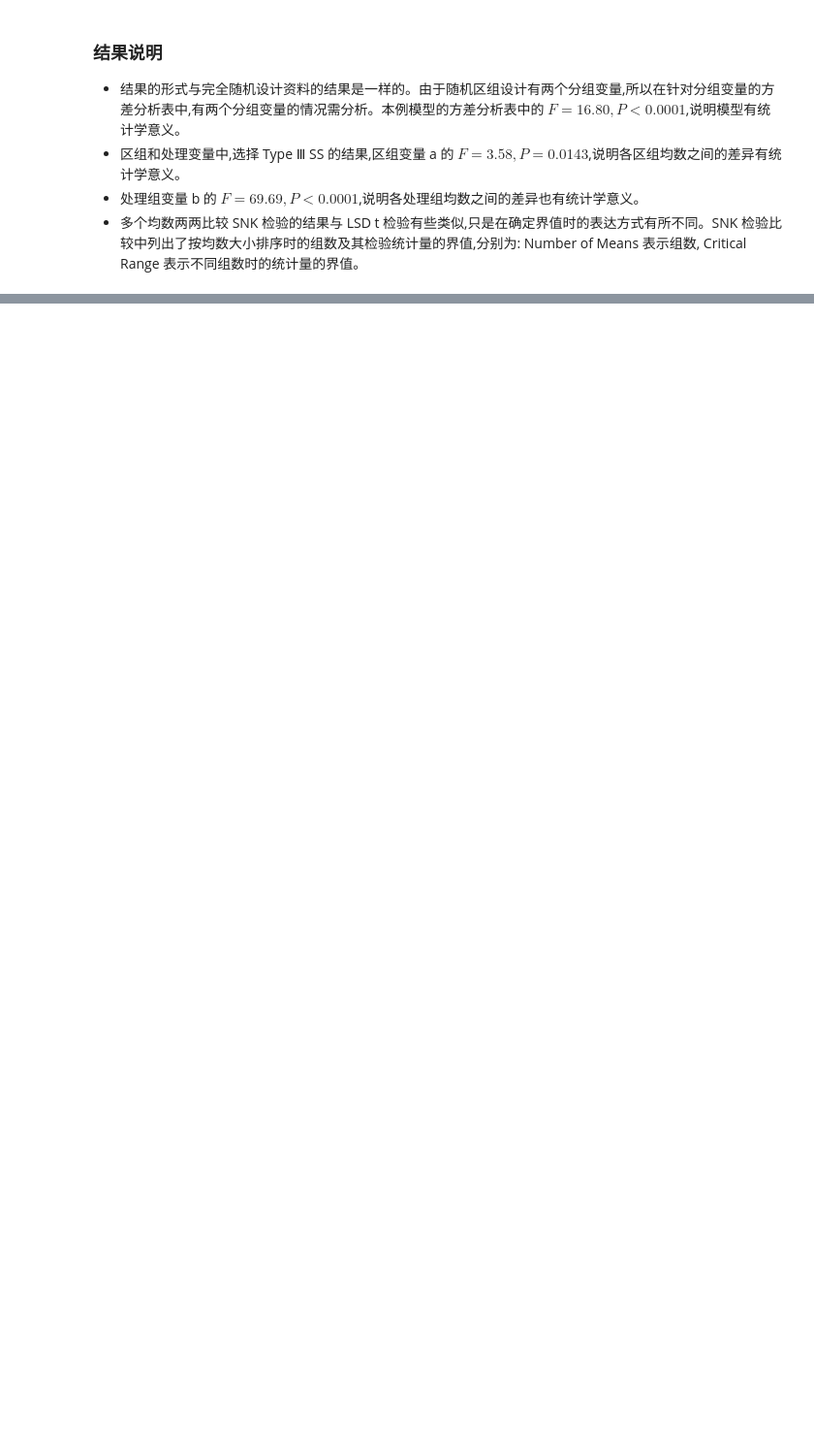
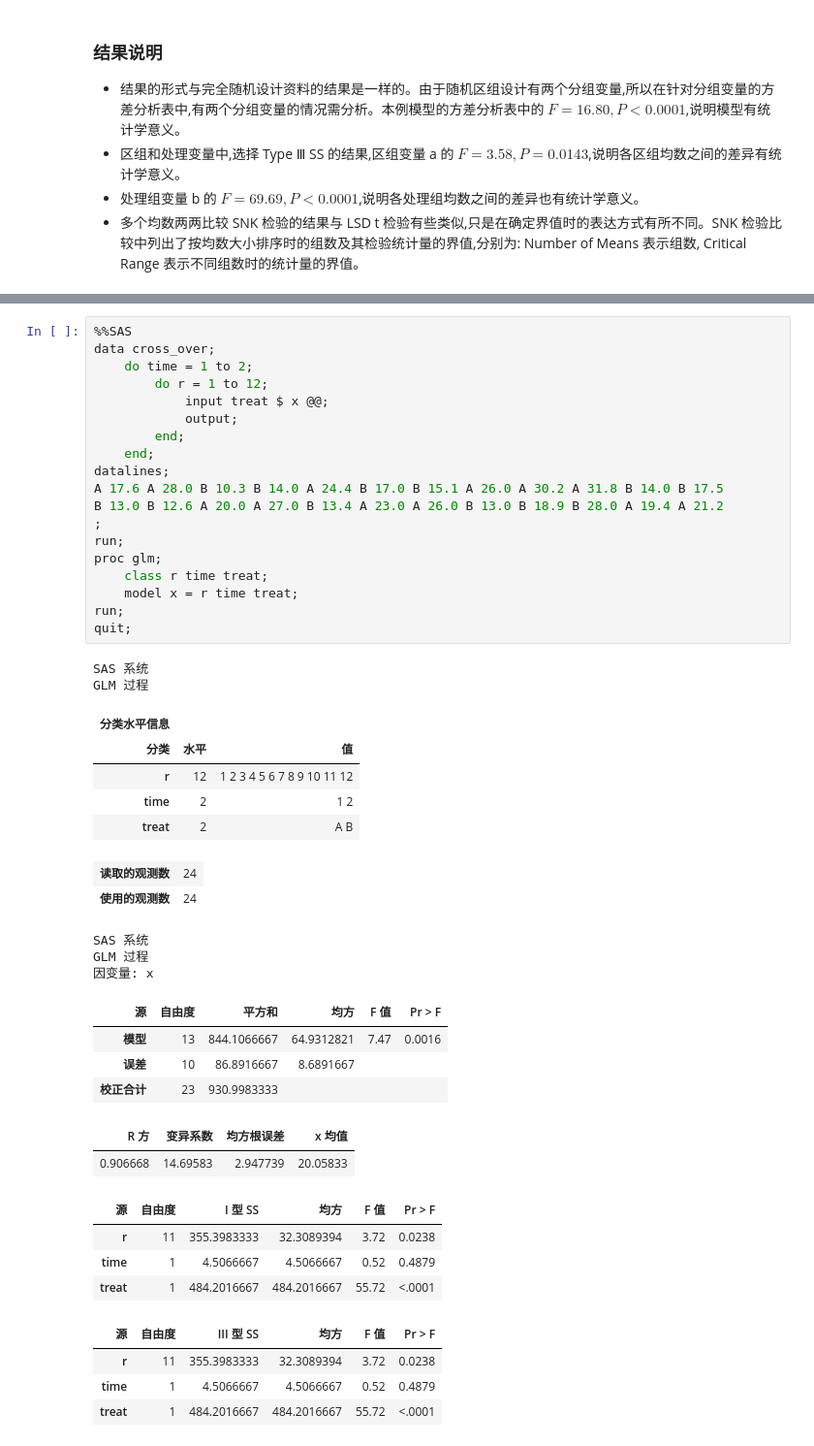
Before and after one commit to pumc-zhou/Med-Stat-Notes, a Jupyter notebook: Guide/SAS/25-06-01-multi-sample-ANOVA.ipynb, the cells around one changed output, grey strips where cells are left out. Shown at 97% size. Saved outputs shown, nothing was run; the diff lists cells and outputs as text; blank space fills up the shorter version.

```diff
--- a/Guide/SAS/25-06-01-multi-sample-ANOVA.ipynb
+++ b/Guide/SAS/25-06-01-multi-sample-ANOVA.ipynb
@@ -211,0 +319,46 @@ quit;
+# %%
+%%SAS
+data cross_over;
+    do time = 1 to 2;
+        do r = 1 to 12;
+            input treat $ x @@;
+            output;
+        end;
+    end;
+datalines;
+A 17.6 A 28.0 B 10.3 B 14.0 A 24.4 B 17.0 B 15.1 A 26.0 A 30.2 A 31.8 B 14.0 B 17.5
+B 13.0 B 12.6 A 20.0 A 27.0 B 13.4 A 23.0 A 26.0 B 13.0 B 18.9 B 28.0 A 19.4 A 21.2
+;
+run;
+proc glm;
+    class r time treat;
+    model x = r time treat;
+run;
+quit;
+# %% [output]
+SAS 系统
+GLM 过程
+| 分类水平信息 |  |  |
+| 分类 | 水平 | 值 |
+| r | 12 | 1 2 3 4 5 6 7 8 9 10 11 12 |
+| time | 2 | 1 2 |
+| treat | 2 | A B |
+| 读取的观测数 | 24 |
+| 使用的观测数 | 24 |
+SAS 系统
+GLM 过程
+因变量: x
+| 源 | 自由度 | 平方和 | 均方 | F 值 | Pr > F |
+| 模型 | 13 | 844.1066667 | 64.9312821 | 7.47 | 0.0016 |
+| 误差 | 10 | 86.8916667 | 8.6891667 |  |  |
+| 校正合计 | 23 | 930.9983333 |  |  |  |
+| R 方 | 变异系数 | 均方根误差 | x 均值 |
+| 0.906668 | 14.69583 | 2.947739 | 20.05833 |
+| 源 | 自由度 | I 型 SS | 均方 | F 值 | Pr > F |
+| r | 11 | 355.3983333 | 32.3089394 | 3.72 | 0.0238 |
+| time | 1 | 4.5066667 | 4.5066667 | 0.52 | 0.4879 |
+| treat | 1 | 484.2016667 | 484.2016667 | 55.72 | <.0001 |
+| 源 | 自由度 | III 型 SS | 均方 | F 值 | Pr > F |
+| r | 11 | 355.3983333 | 32.3089394 | 3.72 | 0.0238 |
+| time | 1 | 4.5066667 | 4.5066667 | 0.52 | 0.4879 |
+| treat | 1 | 484.2016667 | 484.2016667 | 55.72 | <.0001 |
```
Also changed, not shown: parts of 8 cells of this notebook, 3 other files.
